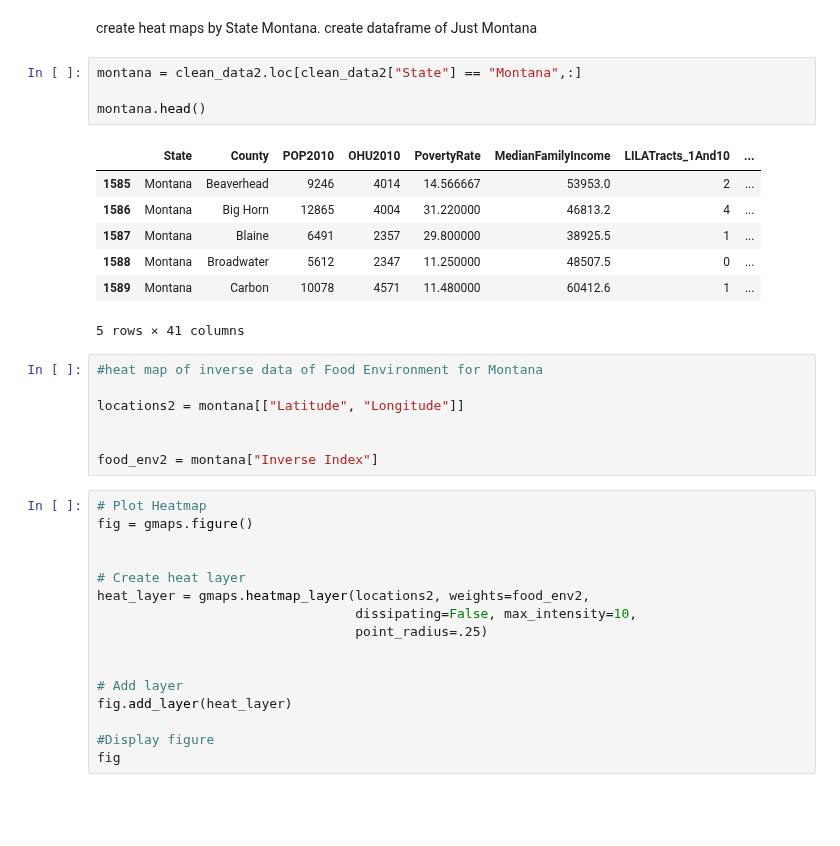
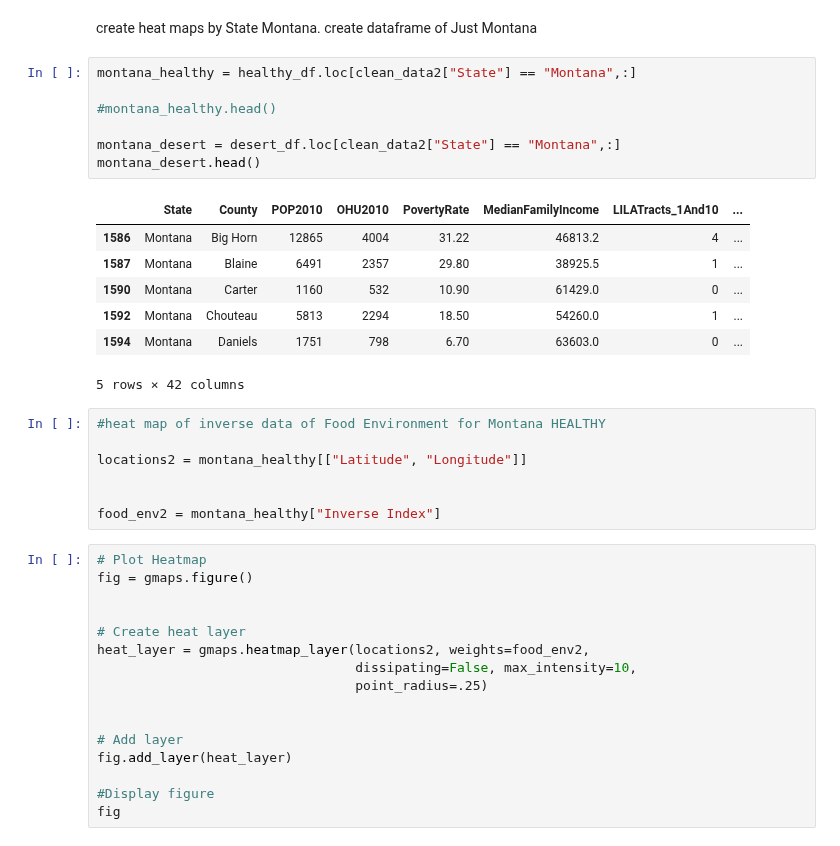
Before and after one commit to Ssimoes48/Food-Deserts-Analysis, a Jupyter notebook: sara_notebook.ipynb, the cells around one changed output. Drawn from its saved outputs; the diff is of its cells as text; blank space fills up the shorter version.

```diff
--- a/sara_notebook.ipynb
+++ b/sara_notebook.ipynb
@@ -205,24 +215,27 @@ fig
 # %% [markdown]
 create heat maps by State Montana. create dataframe of Just Montana
-# %%
-montana = clean_data2.loc[clean_data2["State"] == "Montana",:]
-
-montana.head()
-# %% [output]
-|  | State | County | POP2010 | OHU2010 | PovertyRate | MedianFamilyIncome | LILATracts_1And10 | ... |
-| 1585 | Montana | Beaverhead | 9246 | 4014 | 14.566667 | 53953.0 | 2 | ... |
-| 1586 | Montana | Big Horn | 12865 | 4004 | 31.220000 | 46813.2 | 4 | ... |
-| 1587 | Montana | Blaine | 6491 | 2357 | 29.800000 | 38925.5 | 1 | ... |
-| 1588 | Montana | Broadwater | 5612 | 2347 | 11.250000 | 48507.5 | 0 | ... |
-| 1589 | Montana | Carbon | 10078 | 4571 | 11.480000 | 60412.6 | 1 | ... |
-5 rows × 41 columns
+# %%
+montana_healthy = healthy_df.loc[clean_data2["State"] == "Montana",:]
+
+#montana_healthy.head()
+
+montana_desert = desert_df.loc[clean_data2["State"] == "Montana",:]
+montana_desert.head()
+# %% [output]
+|  | State | County | POP2010 | OHU2010 | PovertyRate | MedianFamilyIncome | LILATracts_1And10 | ... |
+| 1586 | Montana | Big Horn | 12865 | 4004 | 31.22 | 46813.2 | 4 | ... |
+| 1587 | Montana | Blaine | 6491 | 2357 | 29.80 | 38925.5 | 1 | ... |
+| 1590 | Montana | Carter | 1160 | 532 | 10.90 | 61429.0 | 0 | ... |
+| 1592 | Montana | Chouteau | 5813 | 2294 | 18.50 | 54260.0 | 1 | ... |
+| 1594 | Montana | Daniels | 1751 | 798 | 6.70 | 63603.0 | 0 | ... |
+5 rows × 42 columns
 # %%
-#heat map of inverse data of Food Environment for Montana
+#heat map of inverse data of Food Environment for Montana HEALTHY
 
-locations2 = montana[["Latitude", "Longitude"]]
+locations2 = montana_healthy[["Latitude", "Longitude"]]
 
 
-food_env2 = montana["Inverse Index"]
+food_env2 = montana_healthy["Inverse Index"]
 # %%
 # Plot Heatmap
 fig = gmaps.figure()
```
Also changed, not shown: parts of 18 cells of this notebook, 3 other files.
